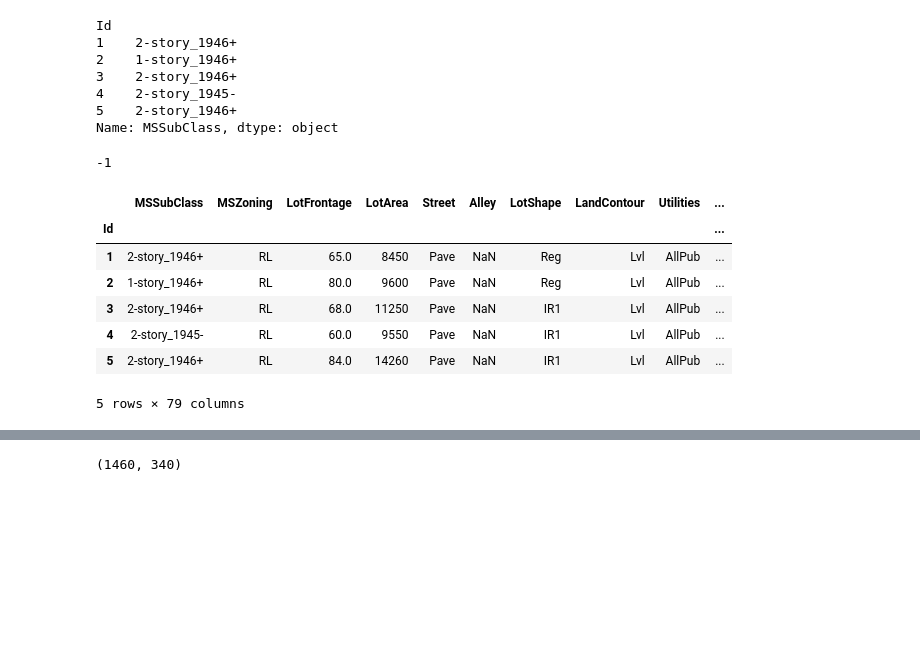
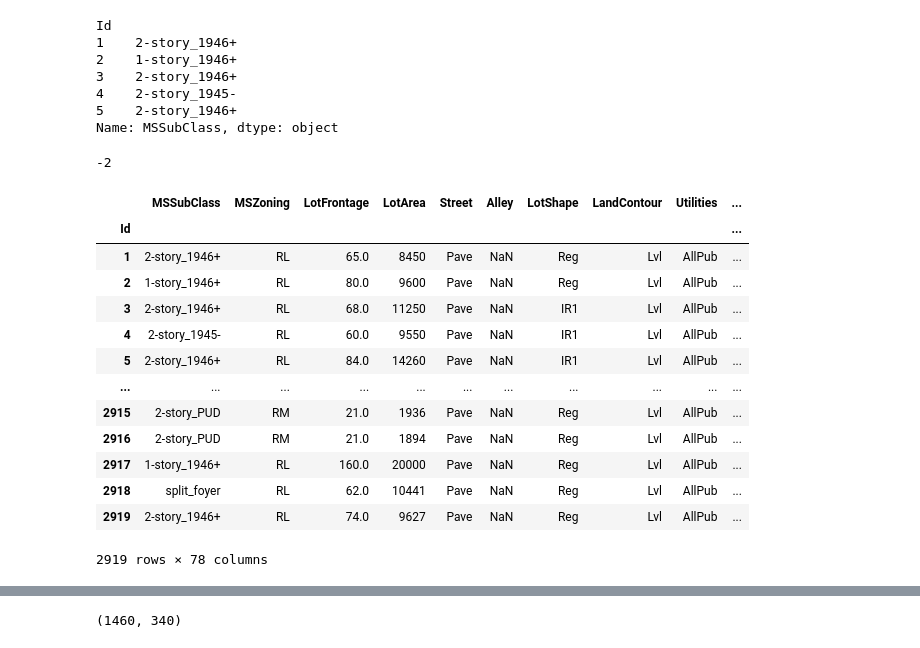
Before and after one commit to woonsupkim/HouseSalesPrice_Prediction, a Jupyter notebook: HousePrice.ipynb, the cells around one changed output, grey strips where cells are left out. Cells and saved outputs as stored; diff of their text form; code cells hidden in the pictures; blank space fills up the shorter version.

```diff
--- a/HousePrice.ipynb
+++ b/HousePrice.ipynb
@@ -14,7 +14,7 @@ warnings.filterwarnings("ignore")
 ## Loading Data
 # %%
 dataset_train = pd.read_csv('train.csv', index_col = "Id")
-#dataset_test = pd.read_csv('test.csv')
+dataset_test = pd.read_csv('test.csv', index_col = "Id")
 
 print(dataset_train.shape)
 print(dataset_train.columns)
@@ -80,17 +80,17 @@ sns.heatmap(cor_numVar, cmap='coolwarm', fmt='.2f', annot=True)
 # %%
 price = dataset_train["SalePrice"]
-#all = pd.concat([dataset_train, dataset_test]).iloc[:,0:78]
-print(dataset_train.dtypes[0:2])
+all = pd.concat([dataset_train, dataset_test]).iloc[:,0:79]
+print(all.dtypes[0:2])
 #second column MSSubClass is categorical feature but is considered as
 #int so we remapped it
 
-dataset_train["MSSubClass"] = dataset_train["MSSubClass"].astype(str)
-dataset_train["MSSubClass"] = dataset_train["MSSubClass"].replace(["20","30","40","45","50","60","70","75","80","85","90","120","150"
+all["MSSubClass"] = all["MSSubClass"].astype(str)
+all["MSSubClass"] = all["MSSubClass"].replace(["20","30","40","45","50","60","70","75","80","85","90","120","150"
                            , "160","180","190"], ["1-story_1946+","1-story_1945-", "1-story_with_finished_attic"
                            ,"1.5_story_unifinished", "1.5_finished", "2-story_1946+", "2-story_1945-",
                             "2.5_story", "split_or_multi_level", "split_foyer", "1-story_PUD",  "duplex",
                             "1.5_story_PUD", "2-story_PUD", "PUD_Multilevel","2_family_conversion"])
-dataset_train["MSSubClass"].head()
+all["MSSubClass"].head()
 # %% [output]
 MSSubClass     int64
 MSZoning      object
@@ -105,36 +105,42 @@ Name: MSSubClass, dtype: object
 # %%
 #modify yrs
 #YearBuilt: Original construction date
 #YearRemodAdd: Remodel date (same as construction date if no remodeling or additions)
 #YrSold: Year Sold (YYYY)
 
 # remodel 0 = no 1 =yes
 # age: yr-sold - max(yearbulit, yearromodadd)
 
-remod = dataset_train["YearBuilt"] == dataset_train["YearRemodAdd"]
+remod = all["YearBuilt"] == all["YearRemodAdd"]
 
 
 remod = np.multiply(np.array(remod),1)
 
 #HouseAge = all["YearBuilt"] - max(all["YearBuilt"], all["YearRemodAdd"])
 
-HouseAge = dataset_train["YrSold"] - dataset_train[["YearBuilt", "YearRemodAdd"]].max(axis=1)
+HouseAge = all["YrSold"] - all[["YearBuilt", "YearRemodAdd"]].max(axis=1)
 print(min(HouseAge))
 
-dataset_train["HouseAge"] = HouseAge
-dataset_train["remod"] = remod
-dataset_train = dataset_train.drop(columns=["YearBuilt","YearRemodAdd","YrSold" ])
-dataset_train.head()
+all["HouseAge"] = HouseAge
+all["remod"] = remod
+all = all.drop(columns=["YearBuilt","YearRemodAdd","YrSold" ])
+all
 # %% [output]
--1
+-2
 |  | MSSubClass | MSZoning | LotFrontage | LotArea | Street | Alley | LotShape | LandContour | Utilities | ... |
 | Id |  |  |  |  |  |  |  |  |  | ... |
 | 1 | 2-story_1946+ | RL | 65.0 | 8450 | Pave | NaN | Reg | Lvl | AllPub | ... |
 | 2 | 1-story_1946+ | RL | 80.0 | 9600 | Pave | NaN | Reg | Lvl | AllPub | ... |
 | 3 | 2-story_1946+ | RL | 68.0 | 11250 | Pave | NaN | IR1 | Lvl | AllPub | ... |
 | 4 | 2-story_1945- | RL | 60.0 | 9550 | Pave | NaN | IR1 | Lvl | AllPub | ... |
 | 5 | 2-story_1946+ | RL | 84.0 | 14260 | Pave | NaN | IR1 | Lvl | AllPub | ... |
+| ... | ... | ... | ... | ... | ... | ... | ... | ... | ... | ... |
+| 2915 | 2-story_PUD | RM | 21.0 | 1936 | Pave | NaN | Reg | Lvl | AllPub | ... |
+| 2916 | 2-story_PUD | RM | 21.0 | 1894 | Pave | NaN | Reg | Lvl | AllPub | ... |
+| 2917 | 1-story_1946+ | RL | 160.0 | 20000 | Pave | NaN | Reg | Lvl | AllPub | ... |
+| 2918 | split_foyer | RL | 62.0 | 10441 | Pave | NaN | Reg | Lvl | AllPub | ... |
+| 2919 | 2-story_1946+ | RL | 74.0 | 9627 | Pave | NaN | Reg | Lvl | AllPub | ... |
-5 rows × 79 columns
+2919 rows × 78 columns
 # %%
 #BsmtFullBath: Basement full bathrooms
 #BsmtHalfBath: Basement half bathrooms
```
Also changed, not shown: parts of 12 cells of this notebook, 1 other file.
